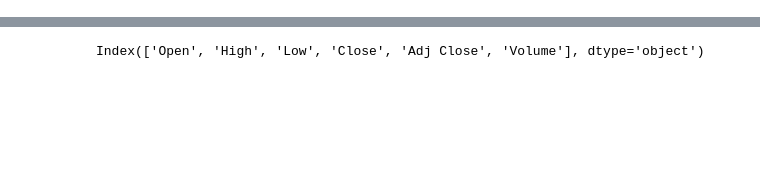
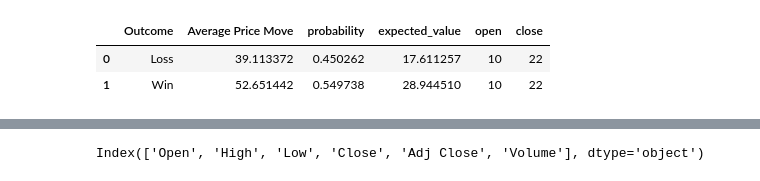
Before and after one commit to reganjohnd/Data-Cleaning, a Jupyter notebook: snp_morning_trades.ipynb, the cells around one changed output, grey strips where cells are left out. Cells and saved outputs as stored; diff of their text form; code cells hidden in the pictures; blank space fills up the shorter version.

```diff
--- a/snp_morning_trades.ipynb
+++ b/snp_morning_trades.ipynb
@@ -53,3 +66,99 @@ def filter_all(df, d:dict):
     for i, v in enumerate(d):
         df = filter_more_values(df, list(d)[i], d.get(v))
     return df
+# %%
+output = pd.DataFrame()
+o_ts = [10]
+c_ts = [22]
+
+
+open_time = 8
+close_time = 20
+
+for open_time in o_ts:
+
+    for close_time in c_ts:
+
+        df = yf.download('ES=F', start='2022-04-01', end='2023-01-01', interval='60m')
+
+        # Define periods
+        k_period = 14
+        d_period = 5
+        # Adds a "n_high" column with max value of previous 14 periods
+        df['n_high'] = df['High'].rolling(k_period).max()
+        # Adds an "n_low" column with min value of previous 14 periods
+        df['n_low'] = df['Low'].rolling(k_period).min()
+        # Uses the min/max values to calculate the %k (as a percentage)
+        df['%K'] = (df['Close'] - df['n_low']) * 100 / (df['n_high'] - df['n_low'])
+        # Uses the %k to calculates a SMA over the past 3 values of %k
+        df['%D'] = df['%K'].rolling(d_period).mean()
+
+        stochastic = df.ta.stoch(high='high', low='low', k=14, d=3, append=True)
+
+        pricing = df[['Open', 'Close']]
+
+        data = pd.concat([pricing, stochastic], axis=1)
+
+        data = data.rename(columns={'STOCHk_14_3_3': 'k', 'STOCHd_14_3_3': 'd'})
+
+        data = data.dropna()
+
+        data = data.reset_index()
+        data['Datetime'] = data['Datetime'] + timedelta(hours = -7)
+        data['date'] = [x.date() for x in data['Datetime']]
+        data['hour'] = [x.hour for x in data['Datetime']]
+
+        data = data[['date', 'hour', 'Open', 'Close', 'k', 'd']]
+
+        data = filter_all(data, {'hour': [open_time, close_time]})
+
+        data = data.sort_values(by=['date', 'hour'])
+
+        data['Open'] = data['Open'].shift(1)
+        data['k'] = data['k'].shift(1)
+        data['d'] = data['d'].shift(1)
+
+        data = filter_all(data, {'hour': [close_time]})
+
+        data['price_change'] = data['Close'] - data['Open']
+        data['stochastic_change'] = data['k'] - data['d']
+        data['price_direction'] = [1 if x > 0 else 0 for x in data['price_change']]
+        data['stochastic_direction'] = [1 if x > 0 else 0 for x in data['stochastic_change']]
+
+        data['agreement'] = [1 if x == y else 0 for x, y in zip(data['price_direction'], data['stochastic_direction'])]
+
+        data['price_change'] = data['price_change'].abs()
+
+        data['price_change'] = data['price_change'].abs()
+
+        probability = (data.groupby(['agreement'])['agreement'].count()/data['agreement'].count())
+        probability = pd.DataFrame(probability).set_index('agreement')
+        probability['index'] = [0, 1]
+        probability = probability.reset_index()
+        probability[['index', 'agreement']]
+
+        avg_trade = data.groupby(['agreement'])['price_change'].mean()
+        avg_trade = avg_trade.reset_index()
+
+        probability = probability.rename(columns={'agreement': 'probability'})
+
+        matrix = pd.concat([avg_trade, probability], axis=1)
+        matrix = matrix.iloc[:, [1, 2]]
+
+        matrix['expected_value'] = matrix['price_change'] * matrix['probability']
+
+        matrix = matrix.rename(columns={'price_change': 'Average Price Move'})
+        matrix['Outcome'] = ['Loss', 'Win']
+
+        matrix = matrix[['Outcome', 'Average Price Move', 'probability', 'expected_value']]
+
+        print(f'Trade open at {open_time} and closing at {close_time}')
+        matrix
+
+        output_data = matrix.copy()
+        output_data['open'], output_data['close'] = open_time, close_time
+
+        output = pd.concat([output, output_data])
+
+output
+# %% [output]
@@ -55,0 +167,3 @@ def filter_all(df, d:dict):
+|  | Outcome | Average Price Move | probability | expected_value | open | close |
+| 0 | Loss | 39.113372 | 0.450262 | 17.611257 | 10 | 22 |
+| 1 | Win | 52.651442 | 0.549738 | 28.944510 | 10 | 22 |
```
Also changed, not shown: parts of 29 cells of this notebook.
